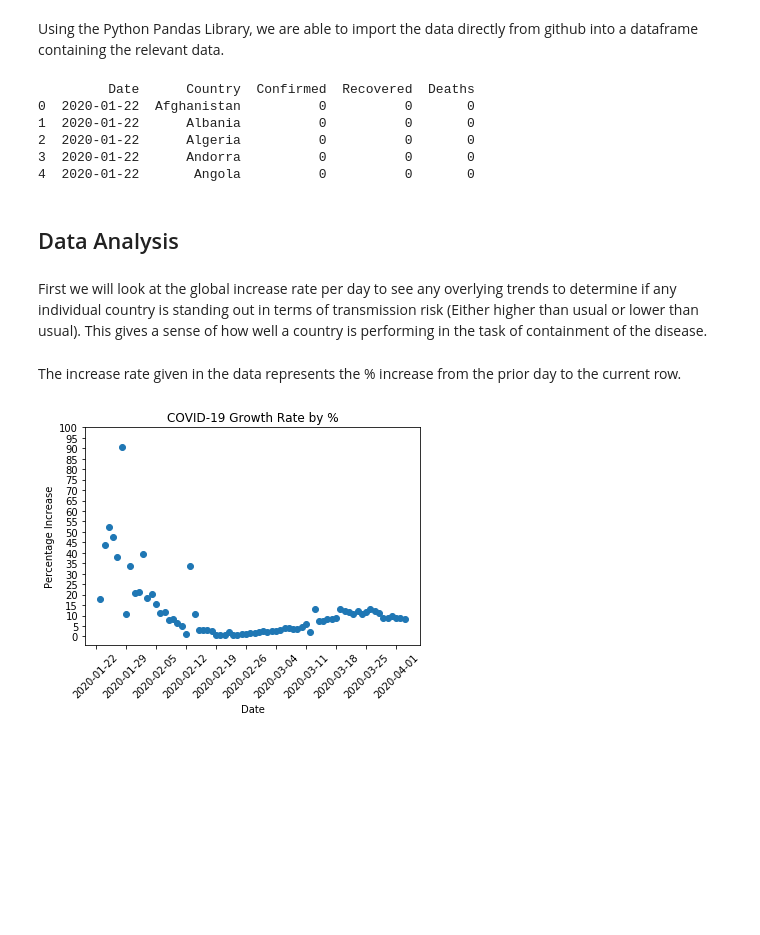
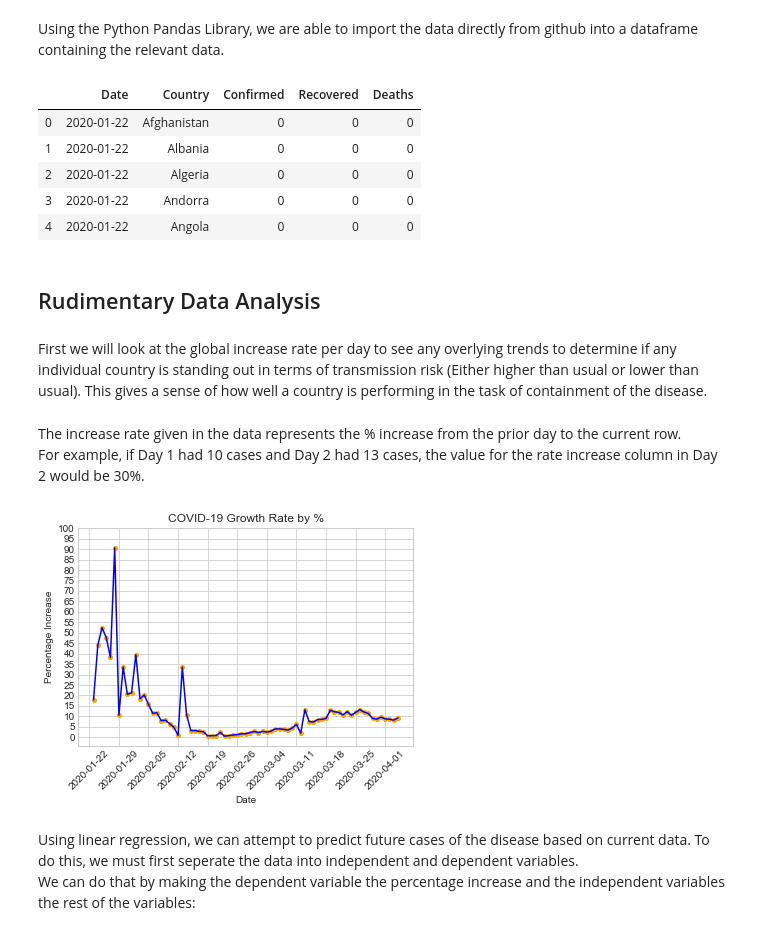
Before and after one commit to concealedtea/Jupyter-Notebooks, a Jupyter notebook: COVID-19 Analysis.ipynb, the cells around one changed output. Drawn from its saved outputs; the diff is of its cells as text; code cells hidden in the pictures; blank space fills up the shorter version.

Commit message:
Added Linear Regression Information

```diff
--- a/COVID-19 Analysis.ipynb
+++ b/COVID-19 Analysis.ipynb
@@ -23,39 +30,56 @@ key_pivot_url = 'https://raw.githubusercontent.com/datasets/covid-19/master/data
 time_worldwide_url = 'https://raw.githubusercontent.com/datasets/covid-19/master/data/time-series-19-covid-combined.csv'
 worldwide_agg_url = 'https://raw.githubusercontent.com/datasets/covid-19/master/data/worldwide-aggregated.csv'
 df_countries_agg = pd.read_csv(countries_agg_url, error_bad_lines=False)
-print(df_countries_agg.head())
+df_countries_agg.head()
 # %% [output]
-         Date      Country  Confirmed  Recovered  Deaths
-0  2020-01-22  Afghanistan          0          0       0
-1  2020-01-22      Albania          0          0       0
-2  2020-01-22      Algeria          0          0       0
-3  2020-01-22      Andorra          0          0       0
-4  2020-01-22       Angola          0          0       0
+|  | Date | Country | Confirmed | Recovered | Deaths |
+| 0 | 2020-01-22 | Afghanistan | 0 | 0 | 0 |
+| 1 | 2020-01-22 | Albania | 0 | 0 | 0 |
+| 2 | 2020-01-22 | Algeria | 0 | 0 | 0 |
+| 3 | 2020-01-22 | Andorra | 0 | 0 | 0 |
+| 4 | 2020-01-22 | Angola | 0 | 0 | 0 |
 # %% [markdown]
-## Data Analysis
+## Rudimentary Data Analysis
 # %% [markdown]
 First we will look at the global increase rate per day to see any overlying trends to determine if any individual country is standing out in terms of transmission risk (Either higher than usual or lower than usual). This gives a sense of how well a country is performing in the task of containment of the disease.
 # %% [markdown]
 The increase rate given in the data represents the % increase from the prior day to the current row.
+For example, if Day 1 had 10 cases and Day 2 had 13 cases, the value for the rate increase column in Day 2 would be 30%.
-# %%
-import matplotlib.pyplot as plt
-import matplotlib.dates as mdates
-import datetime as DT
-
-df_worldwide_agg = pd.read_csv(worldwide_agg_url, error_bad_lines=False)
-
-xticks = ['2020-01-22', '2020-01-29', '2020-02-05', '2020-02-12', '2020-02-19', '2020-02-26', '2020-03-04', '2020-03-11', '2020-03-18', '2020-03-25', '2020-04-01']
-ticklabels = ['2020-01-22', '2020-01-29', '2020-02-05', '2020-02-12', '2020-02-19', '2020-02-26', '2020-03-04', '2020-03-11', '2020-03-18', '2020-03-25', '2020-04-01']
-yticks = [0,5,10,15,20,25,30,35,40,45,50,55,60,65,70,75,80,85,90,95,100]
-
-plt.plot_date(x = df_worldwide_agg['Date'], y = df_worldwide_agg['Increase rate'])
-plt.xticks(xticks, ticklabels, rotation = 45)
-plt.yticks(yticks)
-
-plt.title('COVID-19 Growth Rate by %')
-plt.xlabel('Date')
-plt.ylabel('Percentage Increase')
-
-plt.show()
-# %% [output]
-[figure, removed]
+# %%
+import matplotlib.pyplot as plt
+import matplotlib.dates as mdates
+import datetime as DT
+from datetime import date, timedelta
+from pandas.plotting import register_matplotlib_converters
+register_matplotlib_converters()
+
+df_worldwide_agg = pd.read_csv(worldwide_agg_url, error_bad_lines=False)
+
+# Creates x and y labels on a 7 day cycle starting from January 22
+start_date = DT.datetime.strptime('2020-01-22', '%Y-%M-%d').date()
+end_date = DT.date.today()
+dateDelta = end_date - start_date
+xticks = []
+for i in range(0,dateDelta.days + 1,7):
+    day = start_date + timedelta(days=i)
+    xticks.append(day)
+xticks = [date_obj.strftime('%Y-%m-%d') for date_obj in xticks]
+ticklabels = xticks
+yticks = range(0,105,5)
+
+plt.style.use('seaborn-whitegrid')
+plt.plot_date(df_worldwide_agg['Date'], df_worldwide_agg['Increase rate'], c = 'orange', markersize = 4)
+plt.plot(df_worldwide_agg['Date'], df_worldwide_agg['Increase rate'], c = 'blue')
+plt.xticks(xticks, ticklabels, rotation = 45)
+plt.yticks(yticks)
+
+plt.title('COVID-19 Growth Rate by %')
+plt.xlabel('Date')
+plt.ylabel('Percentage Increase')
+
+plt.show()
+# %% [output]
+[figure, added]
+# %% [markdown]
+Using linear regression, we can attempt to predict future cases of the disease based on current data. To do this, we must first seperate the data into independent and dependent variables.
+We can do that by making the dependent variable the percentage increase and the independent variables the rest of the variables:
```
Also changed, not shown: parts of 7 cells of this notebook.
